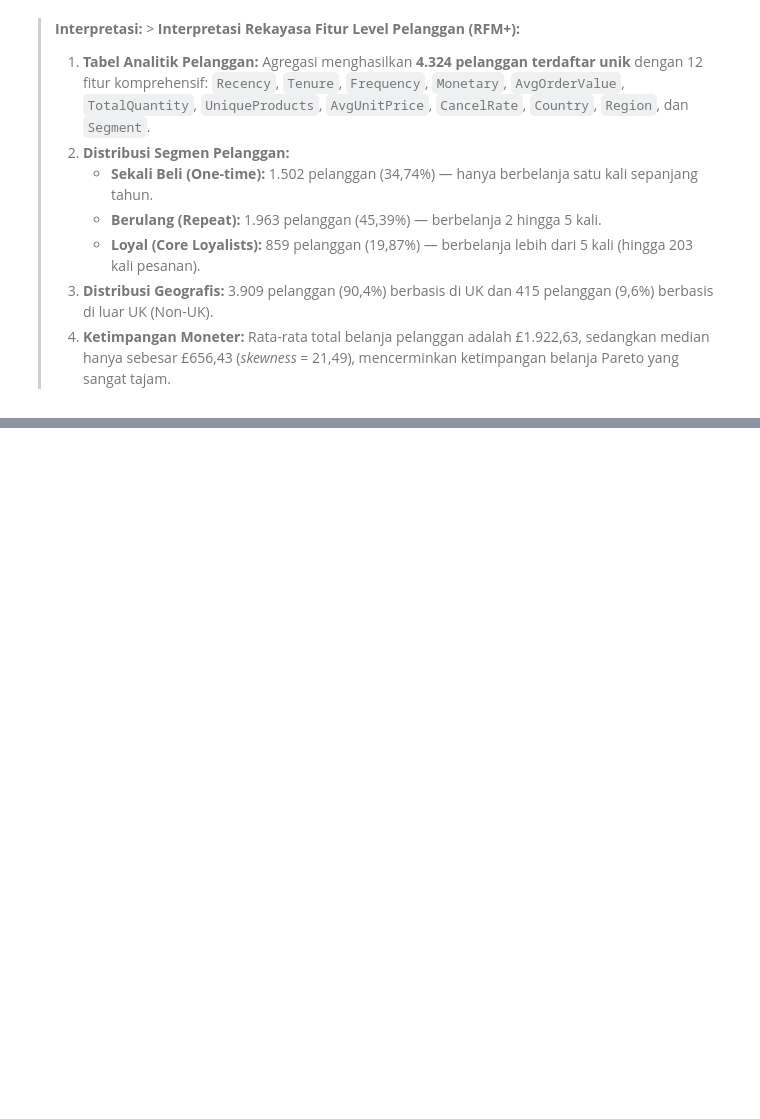
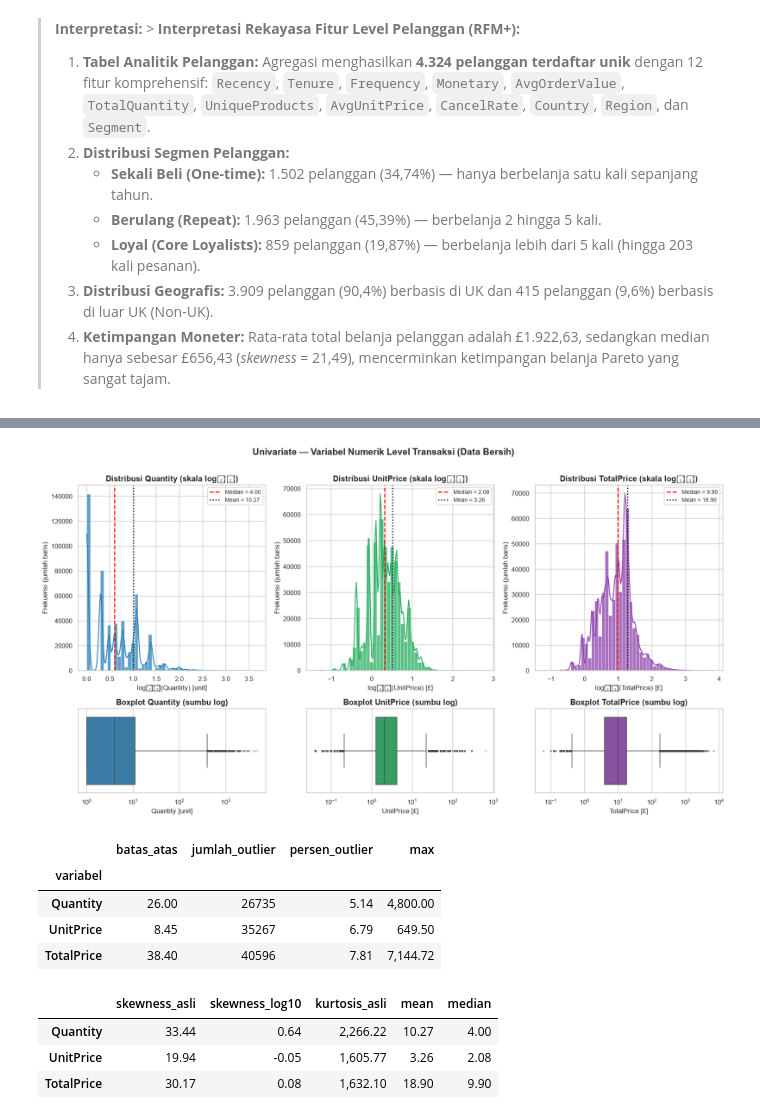
Before and after one commit to aulky/ml-visualisasidata-online-retail, a Jupyter notebook: Muhammad Aulia Muzzaki Nugraha_2311102051_TugasEDA.ipynb, the cells around one changed output, grey strips where cells are left out. Saved outputs shown, nothing was run; the diff lists cells and outputs as text; code cells hidden in the pictures; blank space fills up the shorter version.

Commit message:
feat(eda-univariate): add univariate visualizations and distribution analysis

```diff
--- a/Muhammad Aulia Muzzaki Nugraha_2311102051_TugasEDA.ipynb
+++ b/Muhammad Aulia Muzzaki Nugraha_2311102051_TugasEDA.ipynb
@@ -603,0 +612,41 @@ Non-UK     415
+# %%
+units = {"Quantity": "unit", "UnitPrice": "£", "TotalPrice": "£"}
+colors = {"Quantity": "#2980b9", "UnitPrice": "#27ae60", "TotalPrice": "#8e44ad"}
+
+fig, axes = plt.subplots(2, 3, figsize=(16, 8.5), gridspec_kw={"height_ratios": [2.2, 1]})
+for i, c in enumerate(num_tx):
+    ax = axes[0, i]
+    logv = np.log10(df[c])
+    sns.histplot(logv, bins=50, kde=True, ax=ax, color=colors[c], edgecolor="white", alpha=.75)
+    ax.axvline(np.log10(df[c].median()), color="red", ls="--", lw=1.8, label=f"Median = {df[c].median():,.2f}")
+    ax.axvline(np.log10(df[c].mean()), color="black", ls=":", lw=1.8, label=f"Mean = {df[c].mean():,.2f}")
+    ax.set_title(f"Distribusi {c} (skala log₁₀)")
+    ax.set_xlabel(f"log₁₀({c}) [{units[c]}]"); ax.set_ylabel("Frekuensi (jumlah baris)")
+    ax.legend(fontsize=9)
+
+    ax2 = axes[1, i]
+    sns.boxplot(x=df[c], ax=ax2, color=colors[c], log_scale=True,
+                flierprops={"marker": "o", "markersize": 2, "alpha": .3})
+    ax2.set_title(f"Boxplot {c} (sumbu log)"); ax2.set_xlabel(f"{c} [{units[c]}]")
+fig.suptitle("Univariate — Variabel Numerik Level Transaksi (Data Bersih)", y=1.01)
+plt.tight_layout(); plt.show()
+
+skew_tbl = pd.DataFrame({
+    "skewness_asli": df[num_tx].skew(),
+    "skewness_log10": np.log10(df[num_tx]).skew(),
+    "kurtosis_asli": df[num_tx].kurt(),
+    "mean": df[num_tx].mean(), "median": df[num_tx].median(),
+})
+display(iqr_outlier_summary(df, num_tx)[["batas_atas", "jumlah_outlier", "persen_outlier", "max"]])
+skew_tbl
+# %% [output]
+[figure, added]
+|  | batas_atas | jumlah_outlier | persen_outlier | max |
+| variabel |  |  |  |  |
+| Quantity | 26.00 | 26735 | 5.14 | 4,800.00 |
+| UnitPrice | 8.45 | 35267 | 6.79 | 649.50 |
+| TotalPrice | 38.40 | 40596 | 7.81 | 7,144.72 |
+|  | skewness_asli | skewness_log10 | kurtosis_asli | mean | median |
+| Quantity | 33.44 | 0.64 | 2,266.22 | 10.27 | 4.00 |
+| UnitPrice | 19.94 | -0.05 | 1,605.77 | 3.26 | 2.08 |
+| TotalPrice | 30.17 | 0.08 | 1,632.10 | 18.90 | 9.90 |
```
Also changed, not shown: parts of 14 cells of this notebook.
